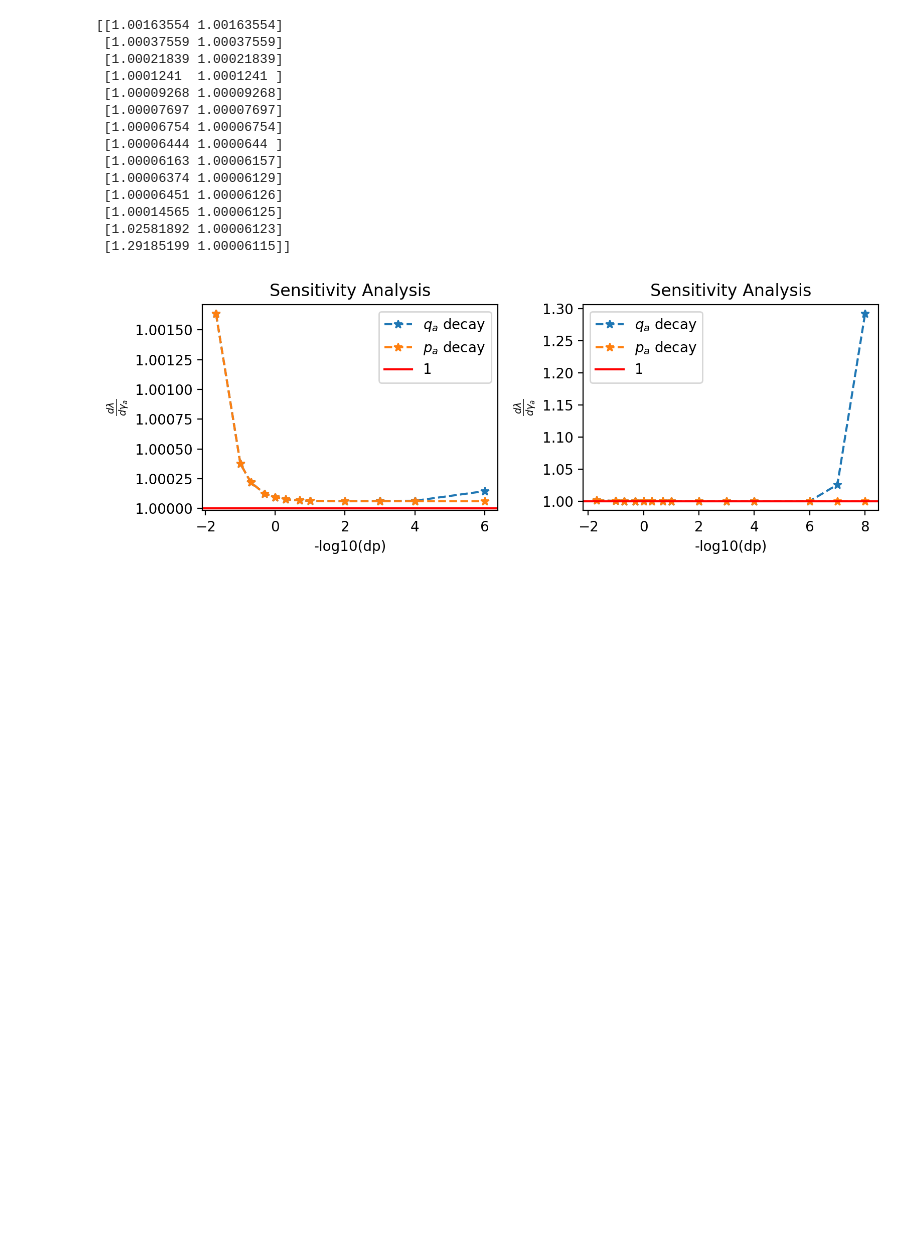
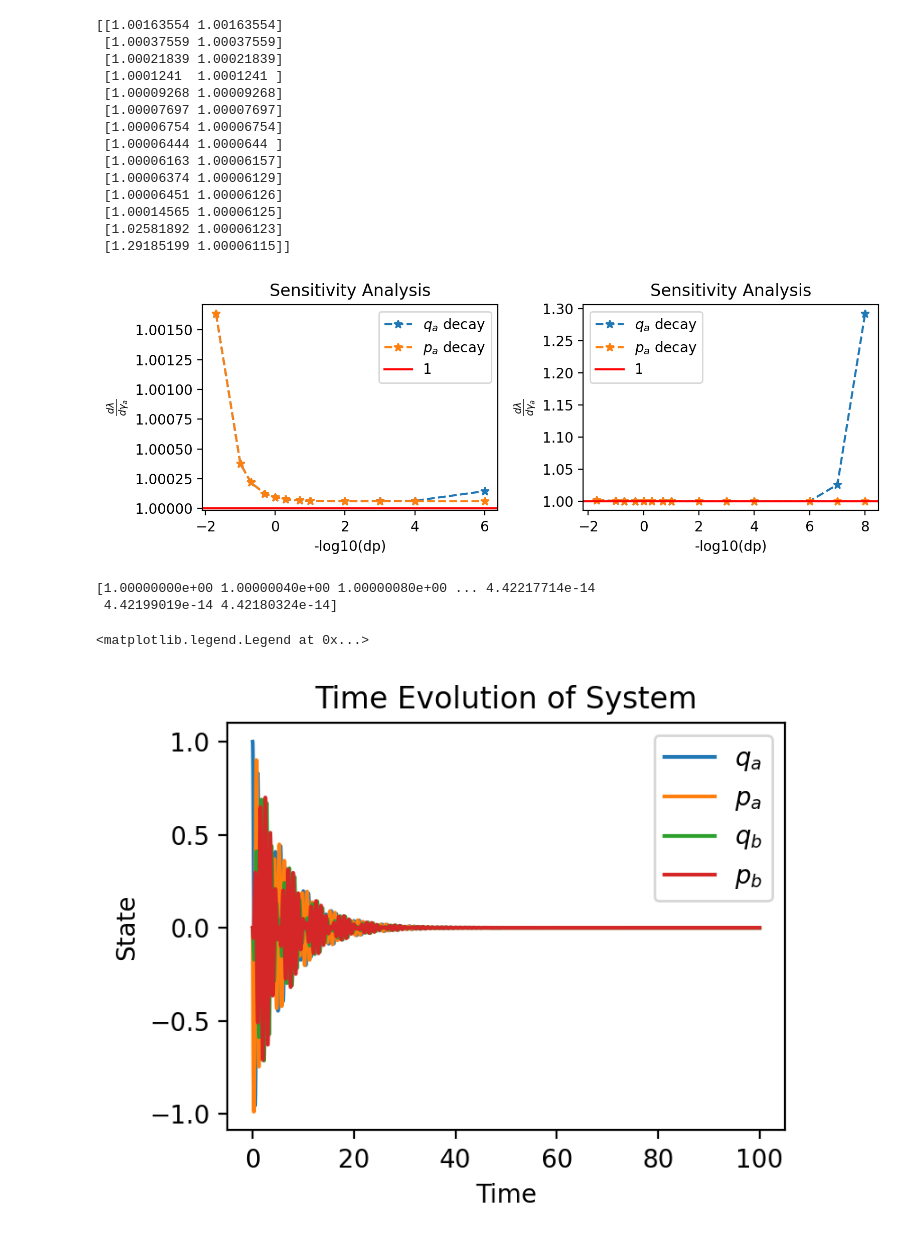
Before and after one commit to Phionx/quantumnetworks, a Jupyter notebook: demos/quantities/coherent.ipynb, the cells around one changed output. Saved outputs shown, nothing was run; the diff lists cells and outputs as text; code cells hidden in the pictures; blank space fills up the shorter version.

Commit message:
multi mode coherent notebook

```diff
--- a/demos/quantities/coherent.ipynb
+++ b/demos/quantities/coherent.ipynb
@@ -84,3 +84,23 @@ fig.tight_layout()
 plt.show()
 # %% [output]
 [figure]
+# %%
+# params directly provided
+omegas = 2*np.pi*np.array([1,1])
+kappas = 2*np.pi*np.array([0.000,0.0])
+gammas = 2*np.pi*np.array([0.000,0.1])
+kerrs = 2*np.pi*np.array([0.000, 0.000])
+couplings = [[0,1,2*np.pi*.1]]
+sys = MultiModeSystem(params={"omegas":omegas, "kappas":kappas, "gammas":gammas, "kerrs": kerrs, "couplings":couplings})
+x_0 = np.array([1,0,0,0])
+ts = np.linspace(0, 100, 1000001)
+X = sys.forward_euler(x_0, ts)
+fig, ax = plot_full_evolution(X, ts, labels=["$q_a$","$p_a$","$q_b$","$p_b$"])
+
+print(X[0,:]**2 + X[1,:]**2 + X[2,:]**2 + X[3,:]**2)
+ax.legend()
+# %% [output]
+[1.00000000e+00 1.00000040e+00 1.00000080e+00 ... 4.42217714e-14
+ 4.42199019e-14 4.42180324e-14]
+<matplotlib.legend.Legend at 0x...>
+[figure, added]
```
Also changed, not shown: parts of 1 cell of this notebook.
